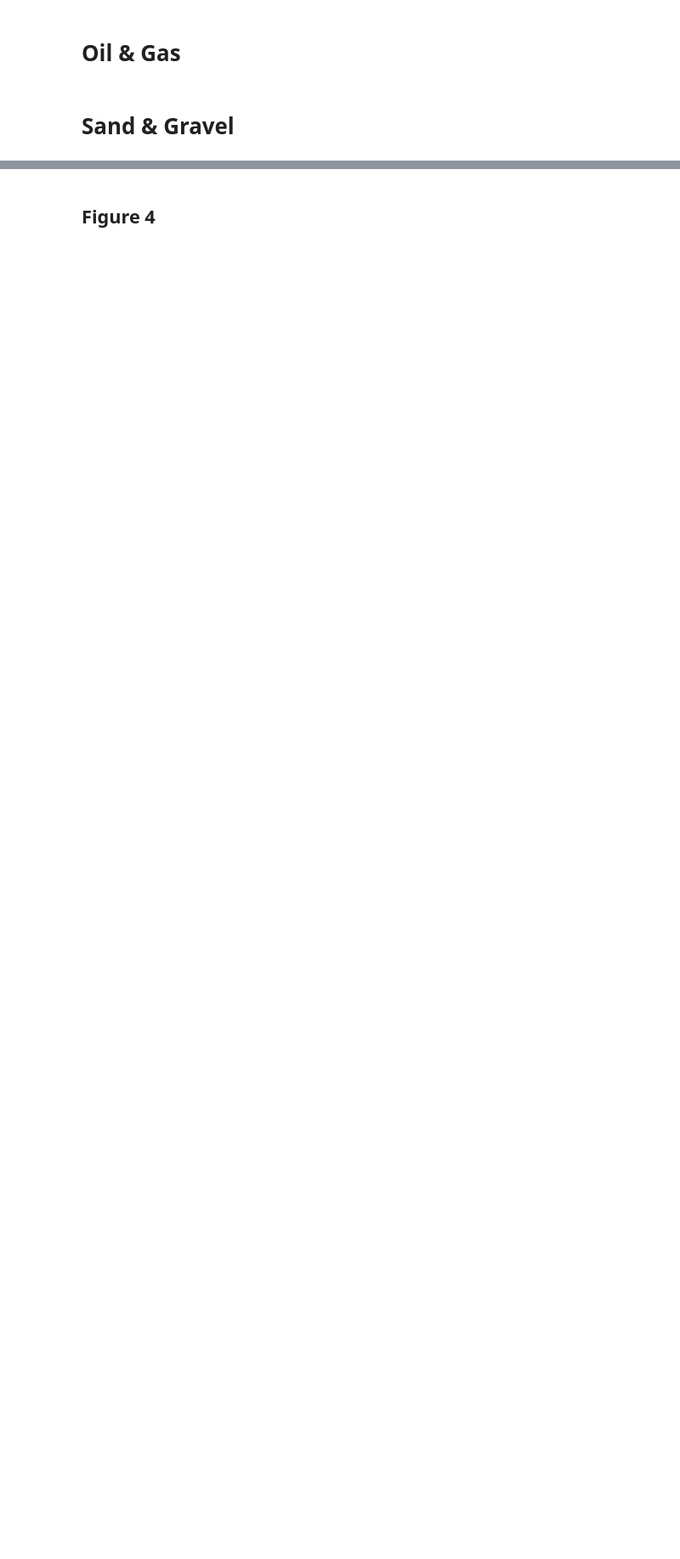
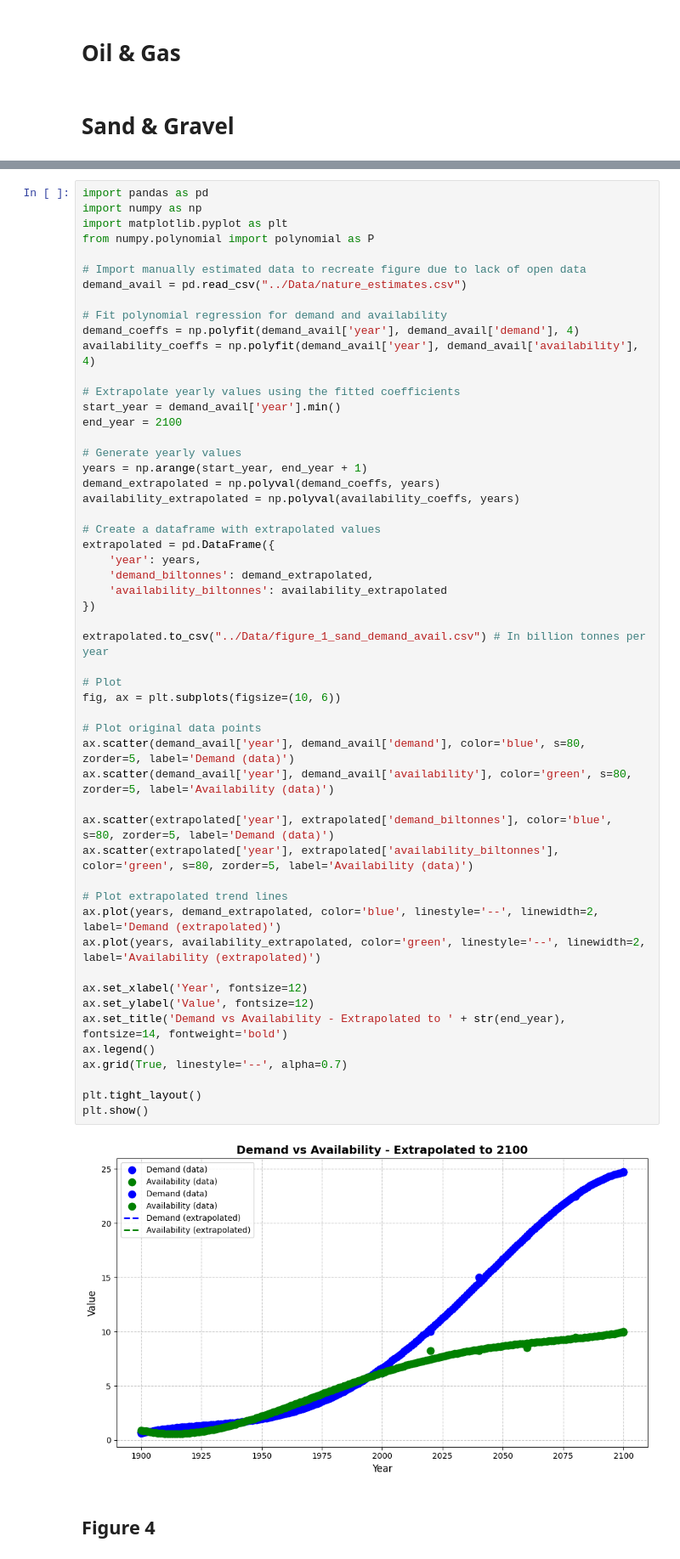
Before and after one commit to Ode-PBLLC/ocean-central, a Jupyter notebook: Code/Harvest Wisely.ipynb, the cells around one changed output, grey strips where cells are left out. Shown at 85% size. Saved outputs shown, nothing was run; the diff lists cells and outputs as text; blank space fills up the shorter version.

Commit message:
Sand and gravel Nature figure

```diff
--- a/Code/Harvest Wisely.ipynb
+++ b/Code/Harvest Wisely.ipynb
@@ -429,3 +432,58 @@ top25_iso3
+# %%
+import pandas as pd
+import numpy as np
+import matplotlib.pyplot as plt
+from numpy.polynomial import polynomial as P
+
+# Import manually estimated data to recreate figure due to lack of open data
+demand_avail = pd.read_csv("../Data/nature_estimates.csv")
+
+# Fit polynomial regression for demand and availability
+demand_coeffs = np.polyfit(demand_avail['year'], demand_avail['demand'], 4)
+availability_coeffs = np.polyfit(demand_avail['year'], demand_avail['availability'], 4)
+
+# Extrapolate yearly values using the fitted coefficients
+start_year = demand_avail['year'].min()
+end_year = 2100
+
+# Generate yearly values
+years = np.arange(start_year, end_year + 1)
+demand_extrapolated = np.polyval(demand_coeffs, years)
+availability_extrapolated = np.polyval(availability_coeffs, years)
+
+# Create a dataframe with extrapolated values
+extrapolated = pd.DataFrame({
+    'year': years,
+    'demand_biltonnes': demand_extrapolated,
+    'availability_biltonnes': availability_extrapolated
+})
+
+extrapolated.to_csv("../Data/figure_1_sand_demand_avail.csv") # In billion tonnes per year
+
+# Plot
+fig, ax = plt.subplots(figsize=(10, 6))
+
+# Plot original data points
+ax.scatter(demand_avail['year'], demand_avail['demand'], color='blue', s=80, zorder=5, label='Demand (data)')
+ax.scatter(demand_avail['year'], demand_avail['availability'], color='green', s=80, zorder=5, label='Availability (data)')
+
+ax.scatter(extrapolated['year'], extrapolated['demand_biltonnes'], color='blue', s=80, zorder=5, label='Demand (data)')
+ax.scatter(extrapolated['year'], extrapolated['availability_biltonnes'], color='green', s=80, zorder=5, label='Availability (data)')
+
+# Plot extrapolated trend lines
+ax.plot(years, demand_extrapolated, color='blue', linestyle='--', linewidth=2, label='Demand (extrapolated)')
+ax.plot(years, availability_extrapolated, color='green', linestyle='--', linewidth=2, label='Availability (extrapolated)')
+
+ax.set_xlabel('Year', fontsize=12)
+ax.set_ylabel('Value', fontsize=12)
+ax.set_title('Demand vs Availability - Extrapolated to ' + str(end_year), fontsize=14, fontweight='bold')
+ax.legend()
+ax.grid(True, linestyle='--', alpha=0.7)
+
+plt.tight_layout()
+plt.show()
+# %% [output]
+[figure, added]
 # %% [markdown]
 ## Figure 4
 # %% [markdown]
```
Also changed, not shown: parts of 5 cells of this notebook.
